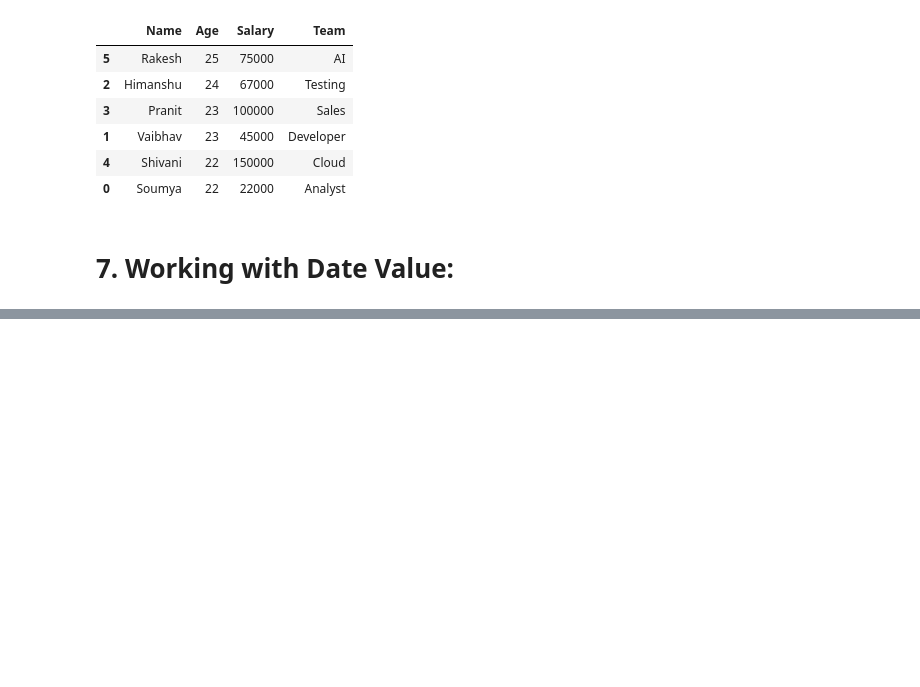
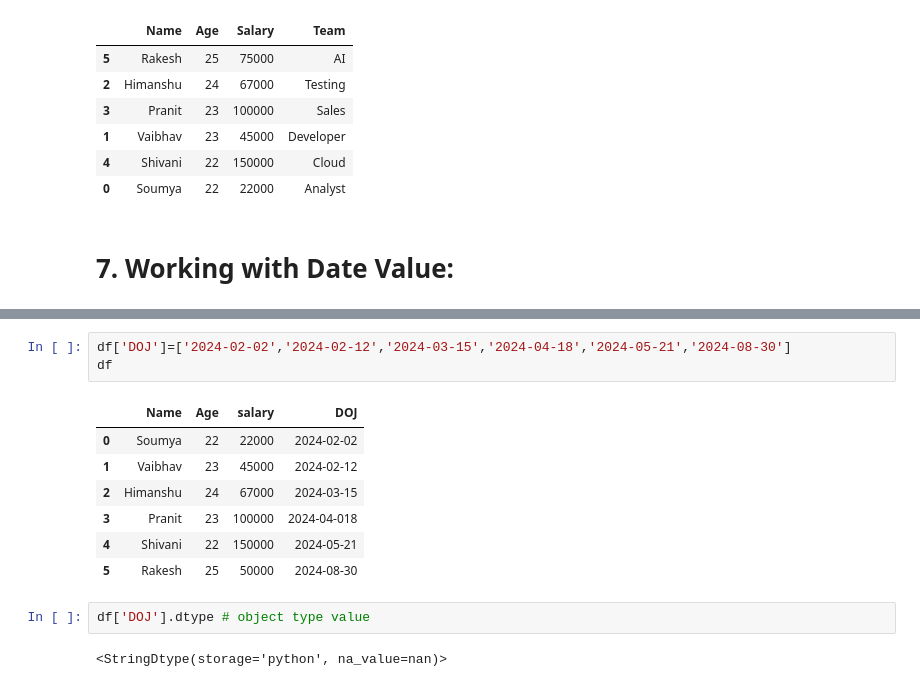
Before and after one commit to balkrushnanaik/Python-Libraries, a Jupyter notebook: Notebook/Learning_Pandas.ipynb, the cells around one changed output, grey strips where cells are left out. Cells and saved outputs as stored; diff of their text form; blank space fills up the shorter version.

```diff
--- a/Notebook/Learning_Pandas.ipynb
+++ b/Notebook/Learning_Pandas.ipynb
@@ -399,0 +425,15 @@ df.sort_values(['Age','Salary'],ascending = False)
+# %%
+df['DOJ']=['2024-02-02','2024-02-12','2024-03-15','2024-04-18','2024-05-21','2024-08-30']
+df
+# %% [output]
+|  | Name | Age | salary | DOJ |
+| 0 | Soumya | 22 | 22000 | 2024-02-02 |
+| 1 | Vaibhav | 23 | 45000 | 2024-02-12 |
+| 2 | Himanshu | 24 | 67000 | 2024-03-15 |
+| 3 | Pranit | 23 | 100000 | 2024-04-018 |
+| 4 | Shivani | 22 | 150000 | 2024-05-21 |
+| 5 | Rakesh | 25 | 50000 | 2024-08-30 |
+# %%
+df['DOJ'].dtype # object type value
+# %% [output]
+<StringDtype(storage='python', na_value=nan)>
```
Also changed, not shown: parts of 21 cells of this notebook, 1 other file.
